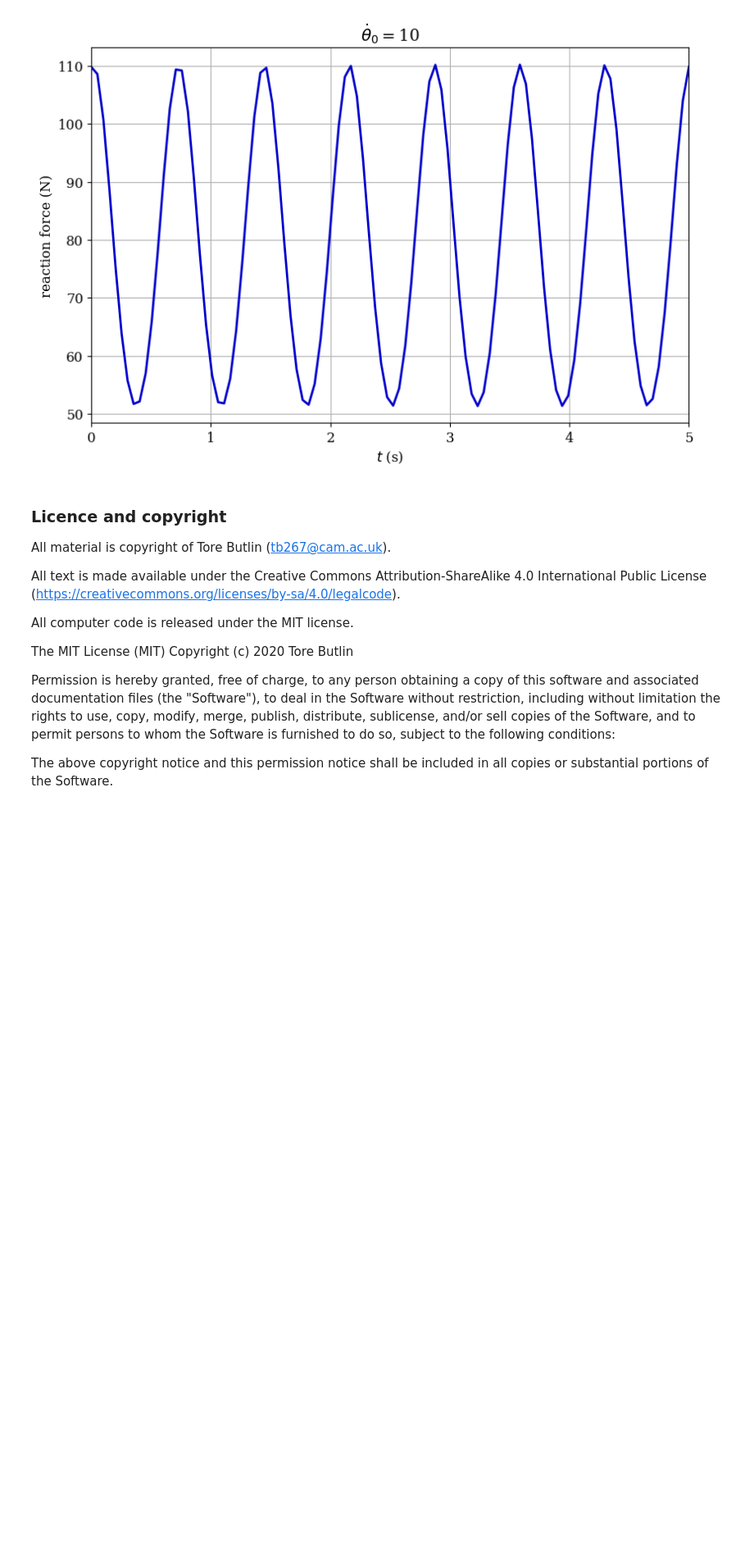
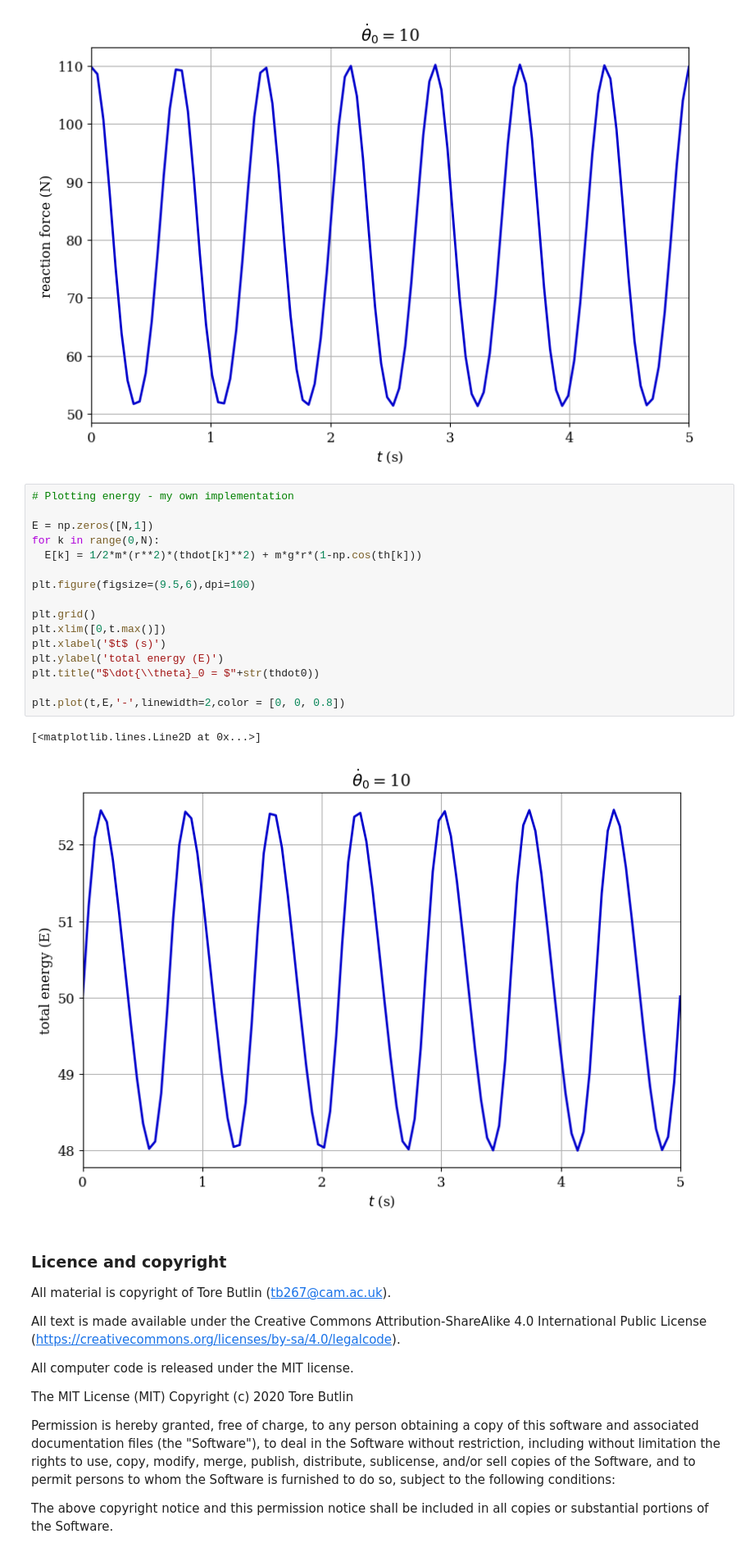
Before and after one commit to alisaeff/Mechanics, a Jupyter notebook: p2q2_template.ipynb, the cells around one changed output. Shown at 82% size. Cells and saved outputs as stored; diff of their text form; blank space fills up the shorter version.

```diff
--- a/p2q2_template.ipynb
+++ b/p2q2_template.ipynb
@@ -91,6 +91,25 @@ plt.plot(t,reaction_force,'-',linewidth=2,color = [0, 0, 0.8])
 # %% [output]
 [<matplotlib.lines.Line2D at 0x...>]
 [figure]
+# %%
+# Plotting energy - my own implementation
+
+E = np.zeros([N,1])
+for k in range(0,N):
+  E[k] = 1/2*m*(r**2)*(thdot[k]**2) + m*g*r*(1-np.cos(th[k]))
+
+plt.figure(figsize=(9.5,6),dpi=100)
+
+plt.grid()
+plt.xlim([0,t.max()])
+plt.xlabel('$t$ (s)')
+plt.ylabel('total energy (E)')
+plt.title("$\dot{\\theta}_0 = $"+str(thdot0))
+
+plt.plot(t,E,'-',linewidth=2,color = [0, 0, 0.8])
+# %% [output]
+[<matplotlib.lines.Line2D at 0x...>]
+[figure, added]
 # %% [markdown]
 ### Licence and copyright
 
```
